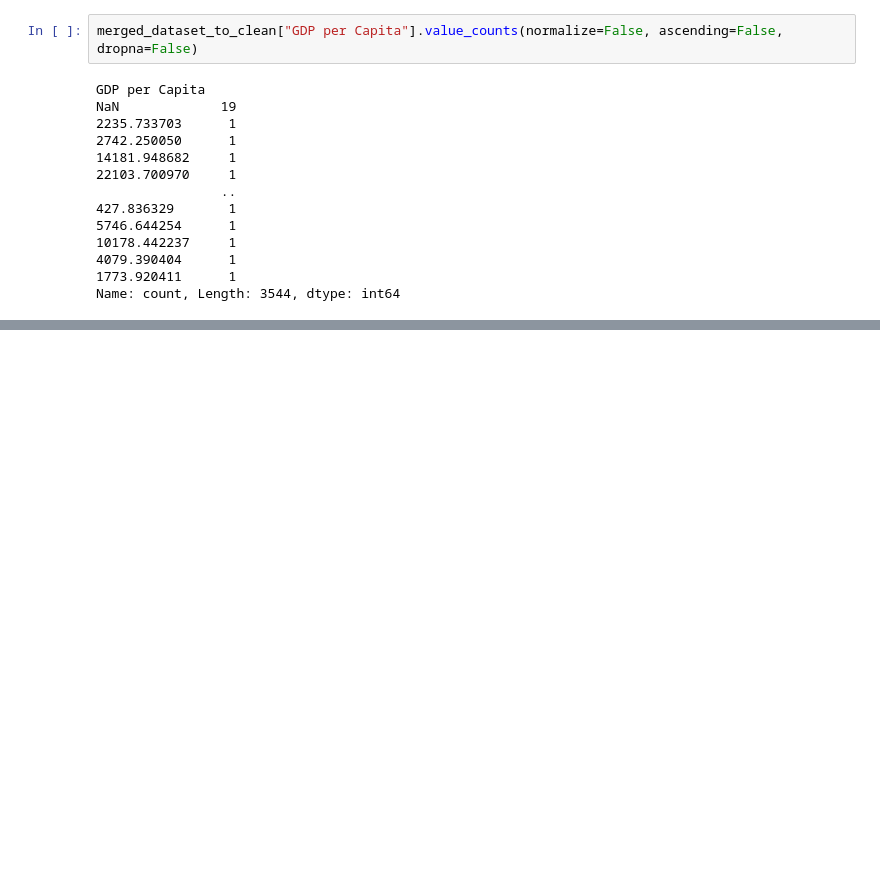
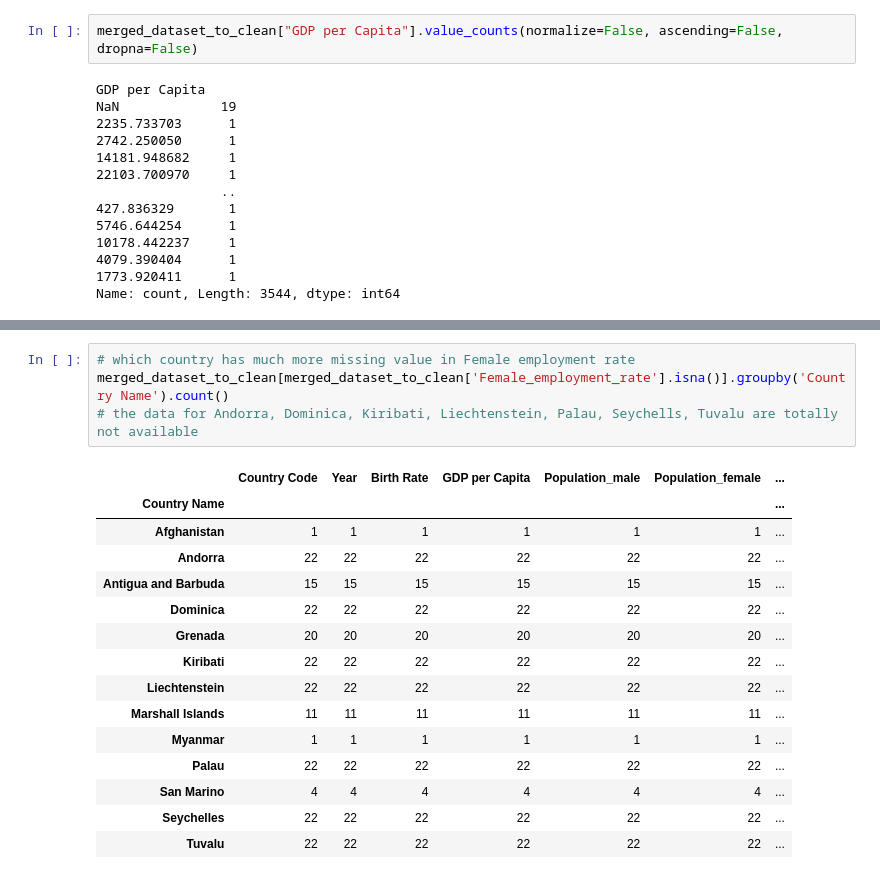
Before and after one commit to Nigel95/Projet, a Jupyter notebook: 3_Data_cleaning_on_merged_dataset/merged_dataset_cleaning.ipynb, the cells around one changed output, grey strips where cells are left out. Cells and saved outputs as stored; diff of their text form; blank space fills up the shorter version.

```diff
--- a/3_Data_cleaning_on_merged_dataset/merged_dataset_cleaning.ipynb
+++ b/3_Data_cleaning_on_merged_dataset/merged_dataset_cleaning.ipynb
@@ -381,3 +448,23 @@ Name: count, Length: 3544, dtype: int64
+# %%
+# which country has much more missing value in Female employment rate
+merged_dataset_to_clean[merged_dataset_to_clean['Female_employment_rate'].isna()].groupby('Country Name').count()
+# the data for Andorra, Dominica, Kiribati, Liechtenstein, Palau, Seychells, Tuvalu are totally not available
+# %% [output]
+|  | Country Code | Year | Birth Rate | GDP per Capita | Population_male | Population_female | ... |
+| Country Name |  |  |  |  |  |  | ... |
+| Afghanistan | 1 | 1 | 1 | 1 | 1 | 1 | ... |
+| Andorra | 22 | 22 | 22 | 22 | 22 | 22 | ... |
+| Antigua and Barbuda | 15 | 15 | 15 | 15 | 15 | 15 | ... |
+| Dominica | 22 | 22 | 22 | 22 | 22 | 22 | ... |
+| Grenada | 20 | 20 | 20 | 20 | 20 | 20 | ... |
+| Kiribati | 22 | 22 | 22 | 22 | 22 | 22 | ... |
+| Liechtenstein | 22 | 22 | 22 | 22 | 22 | 22 | ... |
+| Marshall Islands | 11 | 11 | 11 | 11 | 11 | 11 | ... |
+| Myanmar | 1 | 1 | 1 | 1 | 1 | 1 | ... |
+| Palau | 22 | 22 | 22 | 22 | 22 | 22 | ... |
+| San Marino | 4 | 4 | 4 | 4 | 4 | 4 | ... |
+| Seychelles | 22 | 22 | 22 | 22 | 22 | 22 | ... |
+| Tuvalu | 22 | 22 | 22 | 22 | 22 | 22 | ... |
 # %%
 merged_dataset_to_clean.info()
 # %% [output]
```
Also changed, not shown: parts of 29 cells of this notebook.
